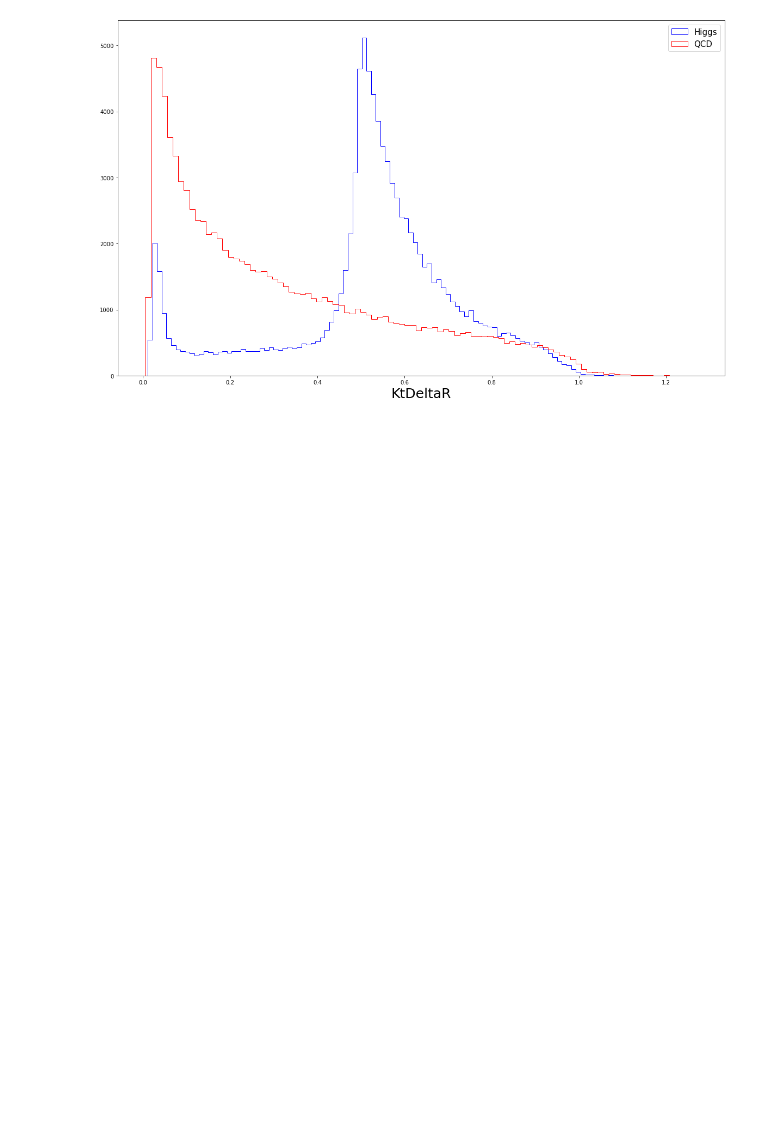
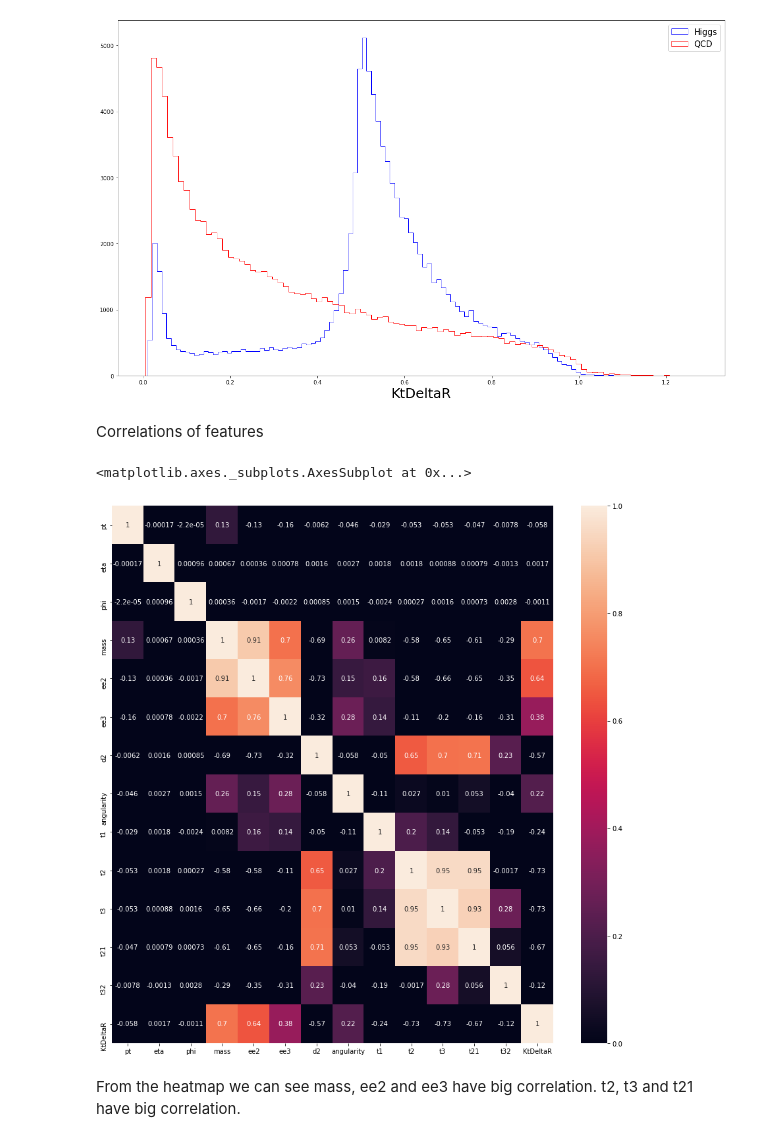
Before and after one commit to yw288-1764993/phys434lab, a Jupyter notebook: lab5.ipynb, the cells around one changed output. Saved outputs shown, nothing was run; the diff lists cells and outputs as text; code cells hidden in the pictures; blank space fills up the shorter version.

```diff
--- a/lab5.ipynb
+++ b/lab5.ipynb
@@ -217,3 +218,16 @@ ax.set_xlabel("KtDeltaR",fontsize=25)
 ax.legend(fontsize=15);
 # %% [output]
 [figure]
+# %% [markdown]
+Correlations of features
+# %%
+higgscor = pd.read_pickle("higgs_100000_pt_250_500.pkl")
+qcdcor = pd.read_pickle("qcd_100000_pt_250_500.pkl")
+# %%
+corr = pd.concat([higgscor,qcdcor],axis=0).corr()
+sns.heatmap(corr, square = False, annot = True, vmin=0, vmax=1)
+# %% [output]
+<matplotlib.axes._subplots.AxesSubplot at 0x...>
+[figure, added]
+# %% [markdown]
+From the heatmap we can see mass, ee2 and ee3 have big correlation. t2, t3 and t21 have big correlation.
```
Also changed, not shown: parts of 1 cell of this notebook, 1 other file.
